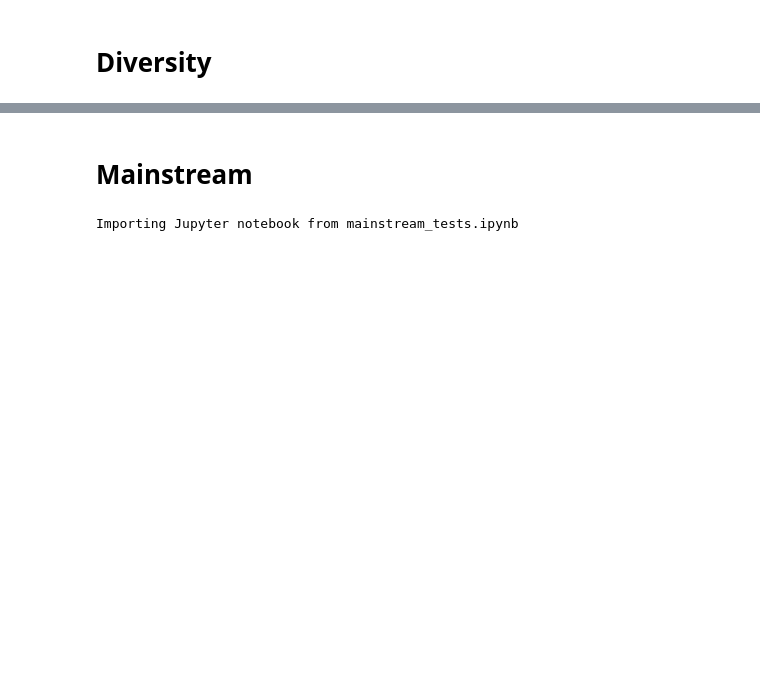
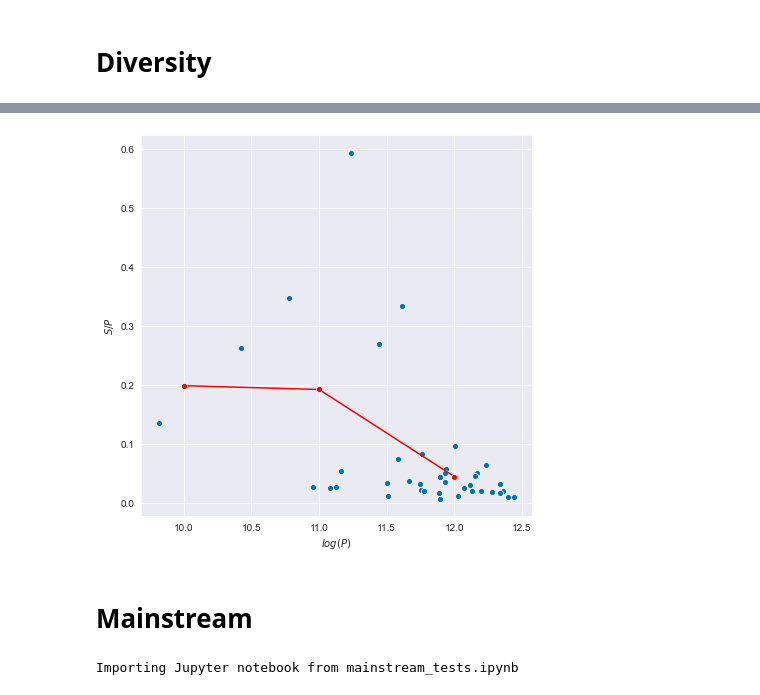
Before and after one commit to QuVil/cmb-recommendation, a Jupyter notebook: src/analysis/radio.ipynb, the cells around one changed output, grey strips where cells are left out. Cells and saved outputs as stored; diff of their text form; code cells hidden in the pictures; blank space fills up the shorter version.

```diff
--- a/src/analysis/radio.ipynb
+++ b/src/analysis/radio.ipynb
@@ -74,3 +133,11 @@ sns.distplot(ratios["S/P"])
+# %%
+f, ax = plt.subplots(figsize=(7, 7))
+sns.scatterplot(x="logp", y="S/P", data=radio_logp)
+sns.lineplot(x="logp", y="S/P", data=plays_means, color="r", marker= "o")
+ax.set(ylabel="$S/P$", xlabel="$log(P)$")
+plt.savefig("../../results/radio/sp_logp_bins_radio.pdf")
+# %% [output]
+[figure, added]
 # %% [markdown]
 # Mainstream
 # %%
```
Also changed, not shown: parts of 10 cells of this notebook, 10 other files.
